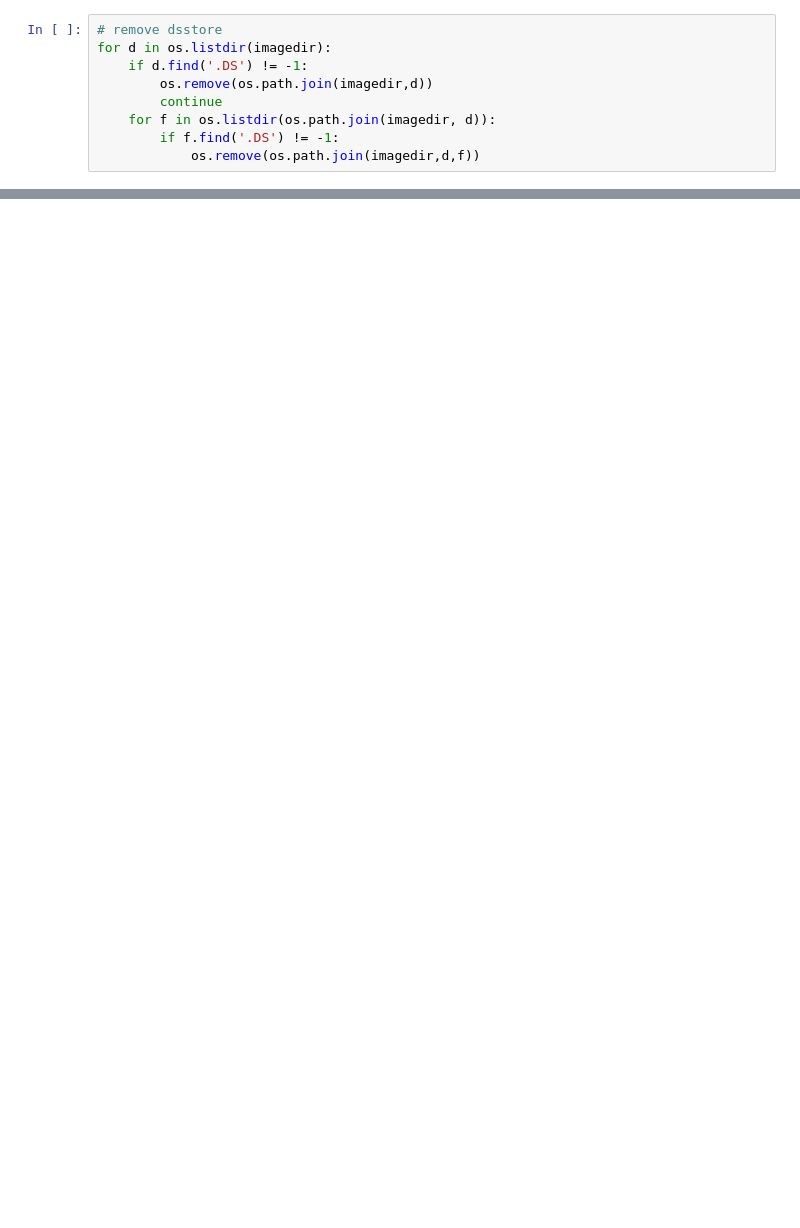
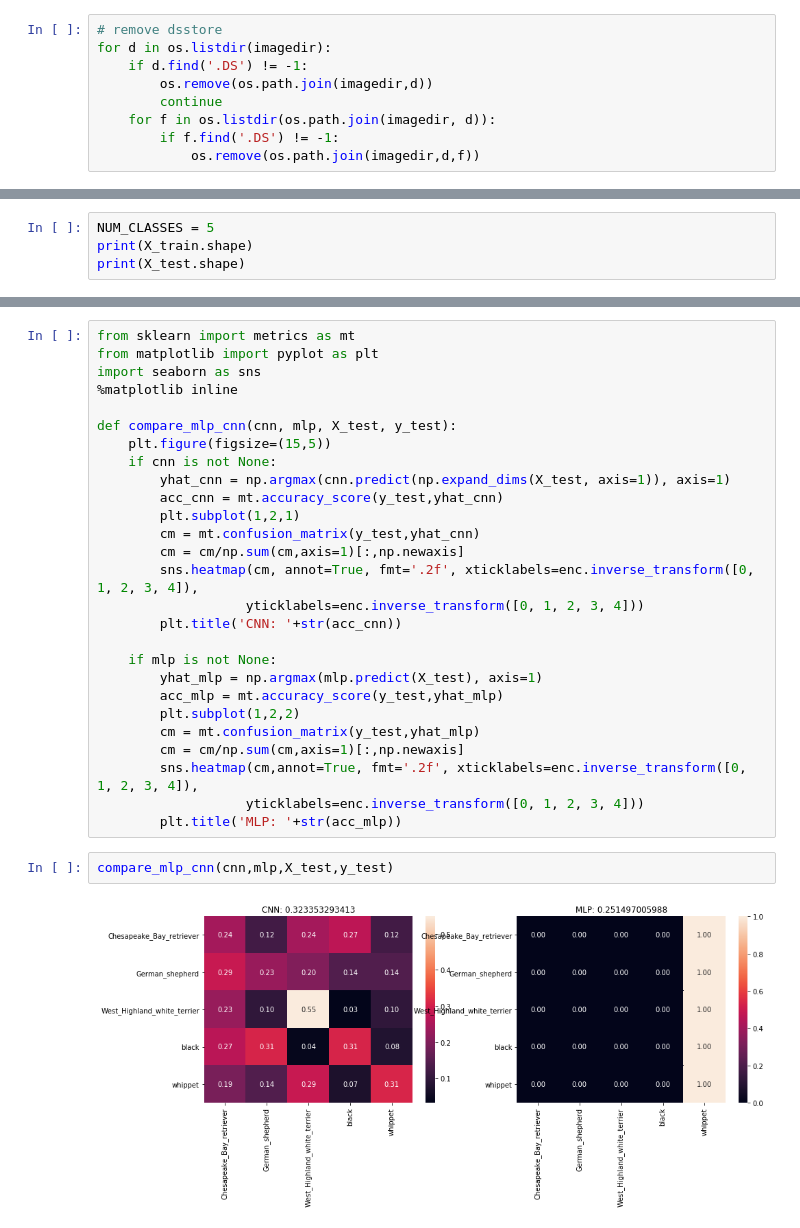
Before and after one commit to ncmatson/SMU_ML_Labs, a Jupyter notebook: 07smuml/lab7_yichen.ipynb, the cells around one changed output, grey strips where cells are left out. Drawn from its saved outputs; the diff is of its cells as text; blank space fills up the shorter version.

```diff
--- a/07smuml/lab7_yichen.ipynb
+++ b/07smuml/lab7_yichen.ipynb
@@ -138,0 +136,4 @@ X = np.expand_dims(X.reshape((-1,img_wh,img_wh)), axis=3)
+# %%
+NUM_CLASSES = 5
+print(X_train.shape)
+print(X_test.shape)
@@ -138,0 +232,31 @@ X = np.expand_dims(X.reshape((-1,img_wh,img_wh)), axis=3)
+# %%
+from sklearn import metrics as mt
+from matplotlib import pyplot as plt
+import seaborn as sns
+%matplotlib inline
+
+def compare_mlp_cnn(cnn, mlp, X_test, y_test):
+    plt.figure(figsize=(15,5))
+    if cnn is not None:
+        yhat_cnn = np.argmax(cnn.predict(np.expand_dims(X_test, axis=1)), axis=1)
+        acc_cnn = mt.accuracy_score(y_test,yhat_cnn)
+        plt.subplot(1,2,1)
+        cm = mt.confusion_matrix(y_test,yhat_cnn)
+        cm = cm/np.sum(cm,axis=1)[:,np.newaxis]
+        sns.heatmap(cm, annot=True, fmt='.2f', xticklabels=enc.inverse_transform([0, 1, 2, 3, 4]),
+                   yticklabels=enc.inverse_transform([0, 1, 2, 3, 4]))
+        plt.title('CNN: '+str(acc_cnn))
+
+    if mlp is not None:
+        yhat_mlp = np.argmax(mlp.predict(X_test), axis=1)
+        acc_mlp = mt.accuracy_score(y_test,yhat_mlp)
+        plt.subplot(1,2,2)
+        cm = mt.confusion_matrix(y_test,yhat_mlp)
+        cm = cm/np.sum(cm,axis=1)[:,np.newaxis]
+        sns.heatmap(cm,annot=True, fmt='.2f', xticklabels=enc.inverse_transform([0, 1, 2, 3, 4]),
+                   yticklabels=enc.inverse_transform([0, 1, 2, 3, 4]))
+        plt.title('MLP: '+str(acc_mlp))
+# %%
+compare_mlp_cnn(cnn,mlp,X_test,y_test)
+# %% [output]
+[figure, added]
```
Also changed, not shown: parts of 18 cells of this notebook.
